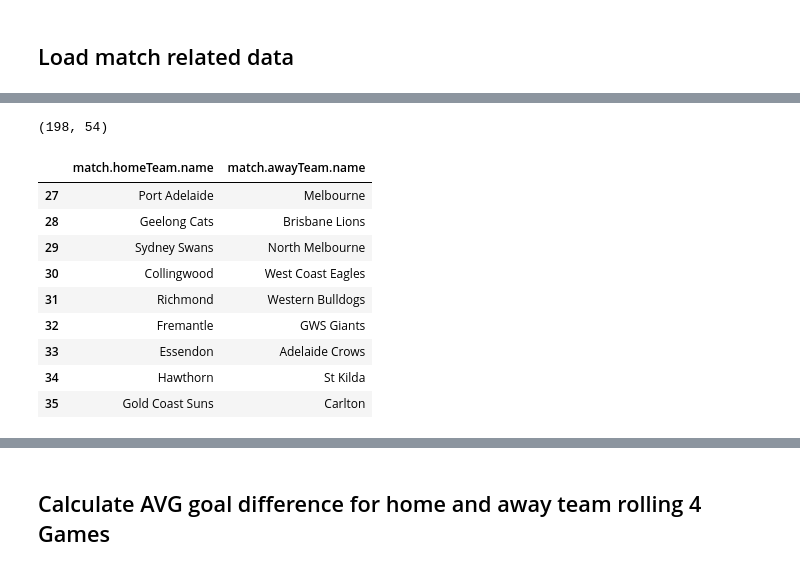
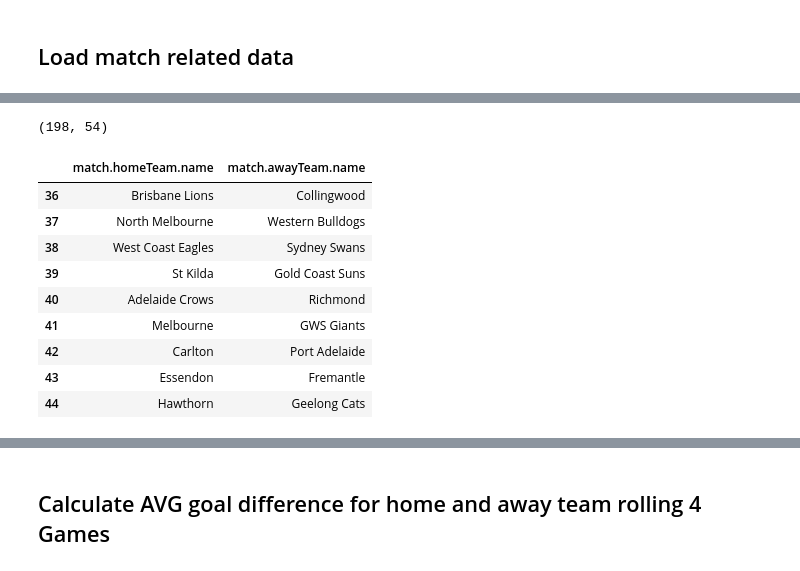
Before and after one commit to Sage-of-Sparta/probabilistic-afl-tipping, a Jupyter notebook: XGBoost_AFL_Prediction_Preprocessing.ipynb, the cells around one changed output, grey strips where cells are left out. Cells and saved outputs as stored; diff of their text form; code cells hidden in the pictures.

Commit message:
run for round 5

```diff
--- a/XGBoost_AFL_Prediction_Preprocessing.ipynb
+++ b/XGBoost_AFL_Prediction_Preprocessing.ipynb
@@ -50,25 +50,25 @@ Index(['match.name', 'match.date', 'match.status', 'match.matchId',
 # %%
 df_fixture = pd.read_csv("data/fixture_2022.csv")
 print(df_fixture.shape)
 df_fixture.columns
 
 # get right fixture rounds
-df_next_games_teams = df_fixture[(df_fixture['status'] != "CONCLUDED") & (df_fixture['round.roundNumber'] == 4)]
+df_next_games_teams = df_fixture[(df_fixture['status'] != "CONCLUDED") & (df_fixture['round.roundNumber'] == 5)]
 df_next_games_teams = df_next_games_teams[['home.team.name','away.team.name']]
 df_next_games_teams = df_next_games_teams.rename(columns={'home.team.name': 'match.homeTeam.name', 'away.team.name': 'match.awayTeam.name'})
 df_next_games_teams
 # %% [output]
 (198, 54)
 |  | match.homeTeam.name | match.awayTeam.name |
-| 27 | Port Adelaide | Melbourne |
-| 28 | Geelong Cats | Brisbane Lions |
-| 29 | Sydney Swans | North Melbourne |
-| 30 | Collingwood | West Coast Eagles |
-| 31 | Richmond | Western Bulldogs |
-| 32 | Fremantle | GWS Giants |
-| 33 | Essendon | Adelaide Crows |
-| 34 | Hawthorn | St Kilda |
-| 35 | Gold Coast Suns | Carlton |
+| 36 | Brisbane Lions | Collingwood |
+| 37 | North Melbourne | Western Bulldogs |
+| 38 | West Coast Eagles | Sydney Swans |
+| 39 | St Kilda | Gold Coast Suns |
+| 40 | Adelaide Crows | Richmond |
+| 41 | Melbourne | GWS Giants |
+| 42 | Carlton | Port Adelaide |
+| 43 | Essendon | Fremantle |
+| 44 | Hawthorn | Geelong Cats |
 # %%
 df_all.shape
 # %% [output]
```
Also changed, not shown: parts of 10 cells of this notebook, 9 other files.
